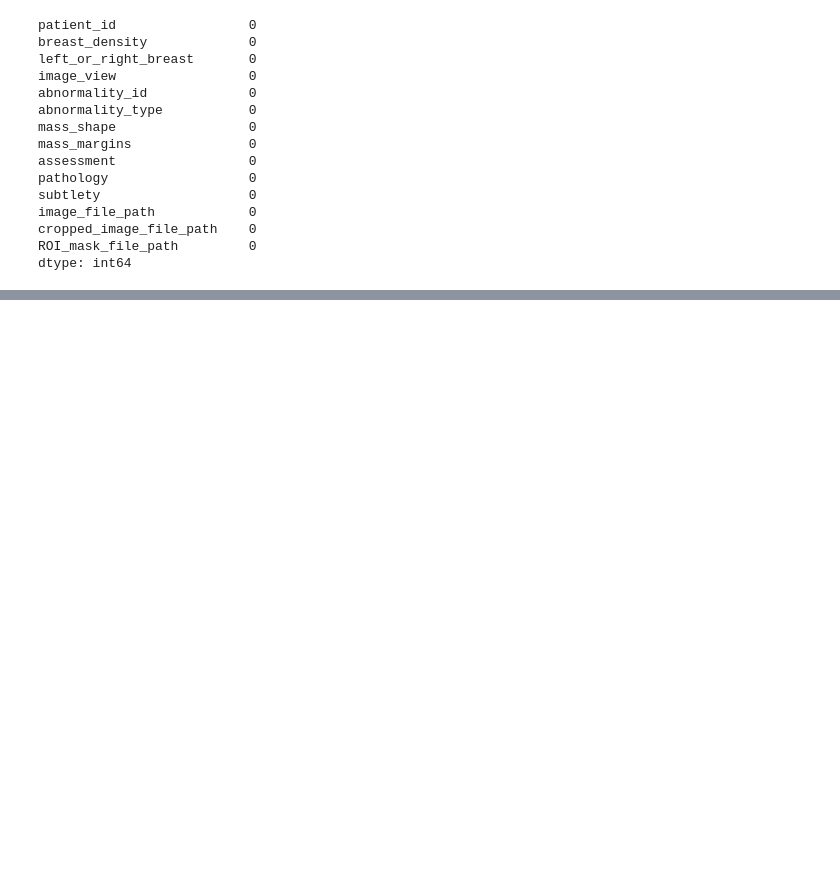
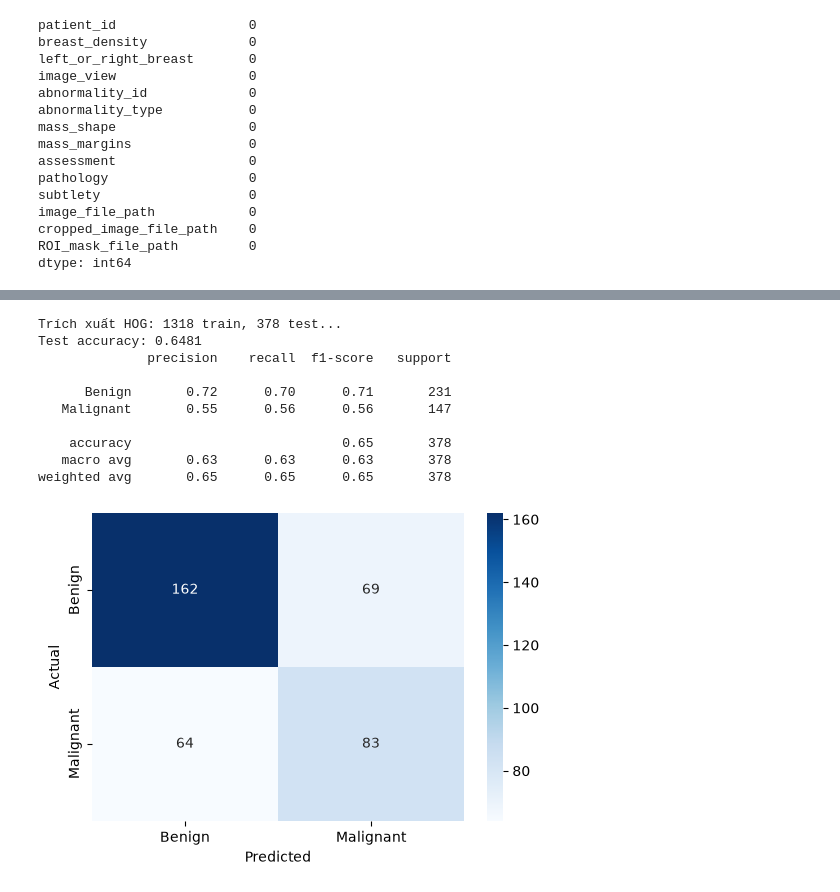
Before and after one commit to ducdatit2002/ml07-code, a Jupyter notebook: Buoi4_Code/SVM_Breast_Cancer.ipynb, the cells around one changed output, grey strips where cells are left out. Saved outputs shown, nothing was run; the diff lists cells and outputs as text; code cells hidden in the pictures; blank space fills up the shorter version.

```diff
--- a/Buoi4_Code/SVM_Breast_Cancer.ipynb
+++ b/Buoi4_Code/SVM_Breast_Cancer.ipynb
@@ -296,0 +358,16 @@ dtype: int64
+# %%
+# Chuẩn hóa kích thước ảnh rồi mô tả cạnh/gradient bằng HOG.
+# Báo lỗi ngay nếu ảnh hỏng: bỏ qua ảnh sẽ làm lệch đặc trưng và nhãn.
+def extract_features(image_paths, target_size=(128, 128)):  # Định nghĩa hàm trích xuất đặc trưng
+    features = []  # Tạo danh sách đặc trưng
+    for path in image_paths:  # Duyệt đường dẫn từng ảnh
+        img = mpimg.imread(path)  # Đọc ảnh đầu vào
+        if img.ndim == 3:  # Kiểm tra ảnh nhiều kênh
+            img = np.mean(img[..., :3], axis=2)  # Lấy trung bình RGB thành ảnh xám
+        img_resized = resize(img, target_size, anti_aliasing=True)  # Đưa ảnh về kích thước cố định
+        descriptor = hog(img_resized, pixels_per_cell=(16, 16),  # Tính HOG với ô 16×16 pixel
+                         cells_per_block=(2, 2), feature_vector=True)  # Ghép khối 2×2 ô thành vector
+        features.append(np.concatenate([descriptor, [img_resized.mean(), img_resized.std()]]))  # Ghép HOG với trung bình và độ lệch chuẩn
+    if not features:  # Kiểm tra danh sách đặc trưng rỗng
+        raise ValueError('Danh sách ảnh rỗng.')  # Báo lỗi khi không có ảnh
+    return np.asarray(features)  # Trả về ma trận đặc trưng
@@ -296,0 +402,61 @@ dtype: int64
+# %%
+from sklearn.pipeline import Pipeline  # Dùng pipeline xử lý liên tiếp
+from sklearn.model_selection import GridSearchCV, StratifiedGroupKFold  # Dùng tìm tham số và chia fold theo nhóm
+from sklearn.metrics import accuracy_score  # Dùng thước đo độ chính xác
+
+# Hai loại BENIGN đều được gộp về 0; MALIGNANT là 1.
+label_mapping = {'BENIGN': 0, 'BENIGN_WITHOUT_CALLBACK': 0, 'MALIGNANT': 1}  # Ánh xạ bệnh lý thành nhãn số
+for data in (mass_train, mass_test):  # Duyệt hai tập dữ liệu
+    data['label'] = data['pathology'].map(label_mapping)  # Tạo cột nhãn từ bệnh lý
+    if data['label'].isna().any():  # Kiểm tra nhãn chưa được ánh xạ
+        raise ValueError('Dataset có pathology chưa được định nghĩa.')  # Báo lỗi nếu gặp bệnh lý lạ
+
+# Giữ nguyên train/test gốc. Chạy nhanh lấy mẫu cố định để tái lập kết quả.
+train_data = mass_train.sample(n=min(80, len(mass_train)), random_state=42) if QUICK_RUN else mass_train  # Lấy mẫu train khi chạy nhanh
+test_data = mass_test.sample(n=min(40, len(mass_test)), random_state=42) if QUICK_RUN else mass_test  # Lấy mẫu test khi chạy nhanh
+print(f'Trích xuất HOG: {len(train_data)} train, {len(test_data)} test...')  # In số dòng cần xử lý
+X_train = extract_features(train_data['cropped_image_file_path'])  # Trích xuất đặc trưng train
+X_test = extract_features(test_data['cropped_image_file_path'])  # Trích xuất đặc trưng test
+y_train = train_data['label'].to_numpy(dtype=int)  # Lấy nhãn train dạng số nguyên
+y_test = test_data['label'].to_numpy(dtype=int)  # Lấy nhãn test dạng số nguyên
+
+# Pipeline fit scaler chỉ trên train (và riêng từng fold khi tìm tham số).
+model = Pipeline([('scaler', StandardScaler()),  # Thêm bước chuẩn hóa vào pipeline
+                  ('svm', SVC(kernel='rbf', C=1, gamma='scale', random_state=42))])  # Thêm SVM dùng kernel RBF
+if RUN_GRID_SEARCH:  # Kiểm tra chế độ tìm tham số
+    # Chia theo bệnh nhân để ảnh cùng bệnh nhân không lọt vào hai fold.
+    cv = StratifiedGroupKFold(n_splits=3, shuffle=True, random_state=42)  # Tạo 3 fold phân tầng theo bệnh nhân
+    grid_search = GridSearchCV(model, {'svm__C': [0.1, 1, 10],  # Thử các giá trị tham số C
+                                      'svm__gamma': ['scale', 0.001]},  # Thử các giá trị gamma
+                               cv=cv, scoring='accuracy', n_jobs=1)  # Chấm accuracy và chạy một luồng
+    grid_search.fit(X_train, y_train, groups=train_data['patient_id'])  # Tìm tham số theo nhóm bệnh nhân
+    model = grid_search.best_estimator_  # Lấy pipeline tốt nhất đã fit
+    print('Tham số tốt nhất:', grid_search.best_params_)  # In bộ tham số tốt nhất
+else:  # Chọn nhánh huấn luyện mặc định
+    model.fit(X_train, y_train)  # Huấn luyện pipeline trên train
+# Các cell minh họa bên dưới dùng đúng SVM và scaler đã fit.
+scaler = model.named_steps['scaler']  # Lấy scaler đã huấn luyện
+svm_model = model.named_steps['svm']  # Lấy SVM đã huấn luyện
+y_pred = model.predict(X_test)  # Dự đoán nhãn tập test
+print(f'Test accuracy: {accuracy_score(y_test, y_pred):.4f}')  # In độ chính xác trên test
+print(classification_report(y_test, y_pred, labels=[0, 1],  # Tính báo cáo phân loại hai nhãn
+                            target_names=['Benign', 'Malignant'], zero_division=0))  # Đặt tên nhãn và xử lý chia cho 0
+cm = confusion_matrix(y_test, y_pred, labels=[0, 1])  # Tính ma trận nhầm lẫn
+plt.figure(figsize=(6, 4))  # Tạo khung biểu đồ
+sns.heatmap(cm, annot=True, fmt='d', cmap='Blues',  # Vẽ số lượng dự đoán bằng màu
+            xticklabels=['Benign', 'Malignant'], yticklabels=['Benign', 'Malignant'])  # Đặt tên hai nhãn trên các trục
+plt.xlabel('Predicted')  # Đặt tên trục dự đoán
+plt.ylabel('Actual')  # Đặt tên trục thực tế
+plt.show()  # Hiển thị ma trận nhầm lẫn
+# %% [output]
+Trích xuất HOG: 1318 train, 378 test...
+Test accuracy: 0.6481
+              precision    recall  f1-score   support
+
+      Benign       0.72      0.70      0.71       231
+   Malignant       0.55      0.56      0.56       147
+
+    accuracy                           0.65       378
+   macro avg       0.63      0.63      0.63       378
+weighted avg       0.65      0.65      0.65       378
+[figure, added]
```
Also changed, not shown: parts of 8 cells of this notebook, 6 other files.
